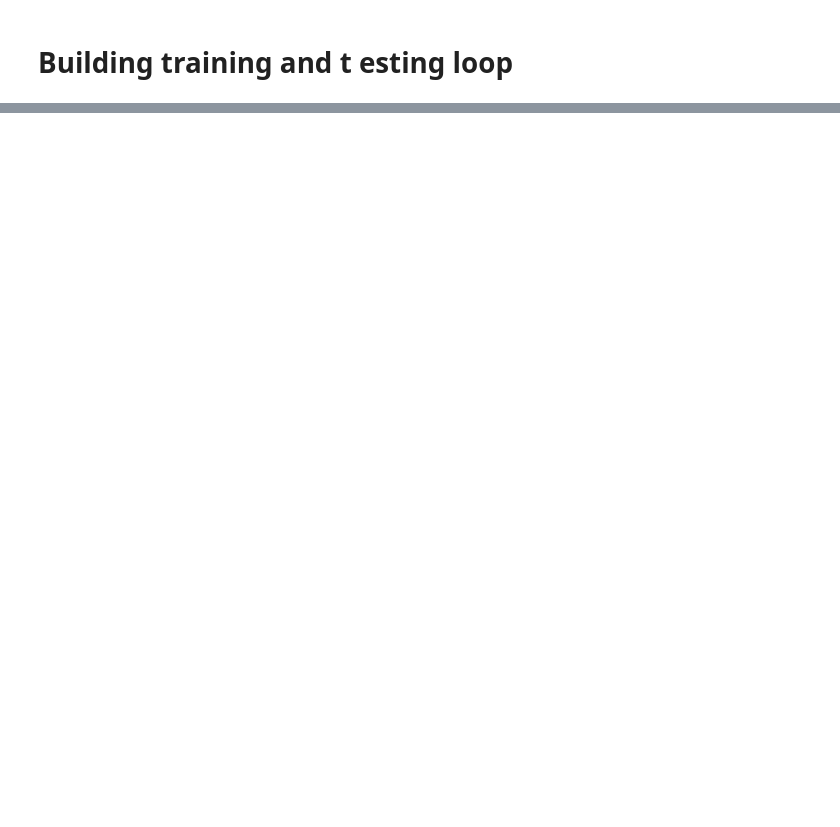
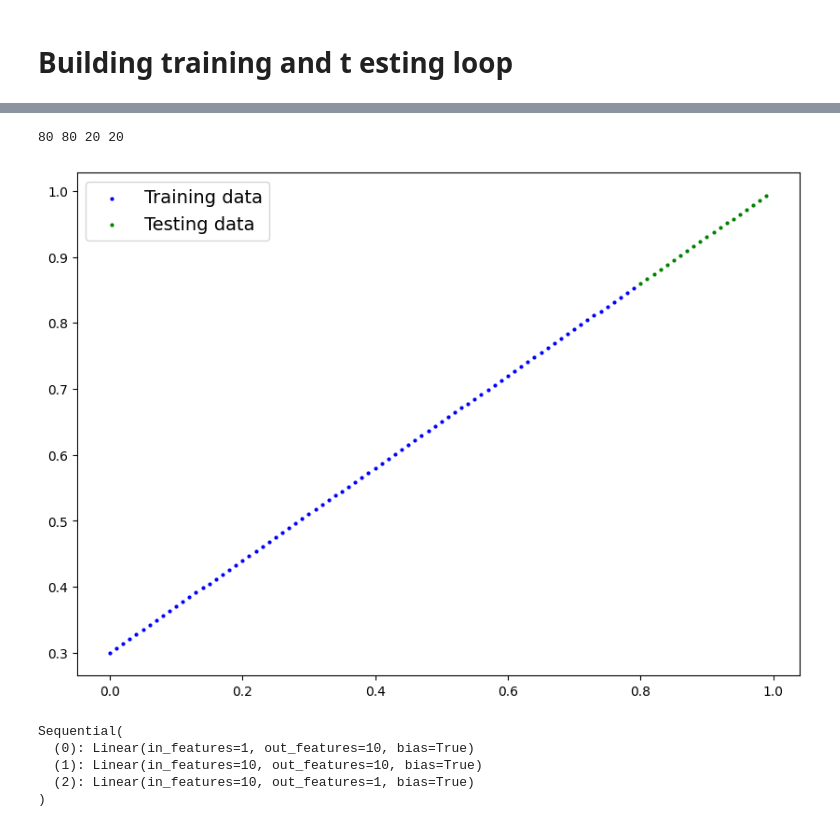
Before and after one commit to yakshittt/xyz, a Jupyter notebook: 02-pytorch-classification-ipynb.ipynb, the cells around one changed output, grey strips where cells are left out. Cells and saved outputs as stored; diff of their text form; code cells hidden in the pictures; blank space fills up the shorter version.

```diff
--- a/02-pytorch-classification-ipynb.ipynb
+++ b/02-pytorch-classification-ipynb.ipynb
@@ -336,0 +473,16 @@ Epoch:90 | Loss:0.69328, Acc:50.25% | Test Loss:0.69567, Test Acc:49.00%
+# %%
+
+# Create some data (same as notebook 01)
+weight = 0.7
+bias = 0.3
+start = 0
+end = 1
+step = 0.01
+
+# Create data
+X_regression = torch.arange(start, end, step).unsqueeze(dim=1)
+y_regression = weight * X_regression + bias # linear regression formula
+
+# Check the data
+print(len(X_regression))
+X_regression[:5], y_regression[:5]
@@ -336,0 +501,36 @@ Epoch:90 | Loss:0.69328, Acc:50.25% | Test Loss:0.69567, Test Acc:49.00%
+# %%
+
+# Create train and test splits
+train_split = int(0.8 * len(X_regression)) # 80% of data used for training set
+X_train_regression, y_train_regression = X_regression[:train_split], y_regression[:train_split]
+X_test_regression, y_test_regression = X_regression[train_split:], y_regression[train_split:]
+
+# Check the lengths of each split
+print(len(X_train_regression),
+    len(y_train_regression),
+    len(X_test_regression),
+    len(y_test_regression))
+# %% [output]
+80 80 20 20
+# %%
+plot_predictions(train_data=X_train_regression,
+    train_labels=y_train_regression,
+    test_data=X_test_regression,
+    test_labels=y_test_regression
+);
+# %% [output]
+[figure, added]
+# %%
+model_2 = nn.Sequential(
+    nn.Linear(in_features=1, out_features=10),
+    nn.Linear(in_features=10, out_features=10),
+    nn.Linear(in_features=10, out_features=1)
+).to(device)
+
+model_2
+# %% [output]
+Sequential(
+  (0): Linear(in_features=1, out_features=10, bias=True)
+  (1): Linear(in_features=10, out_features=10, bias=True)
+  (2): Linear(in_features=10, out_features=1, bias=True)
+)
```
Also changed, not shown: parts of 18 cells of this notebook.
